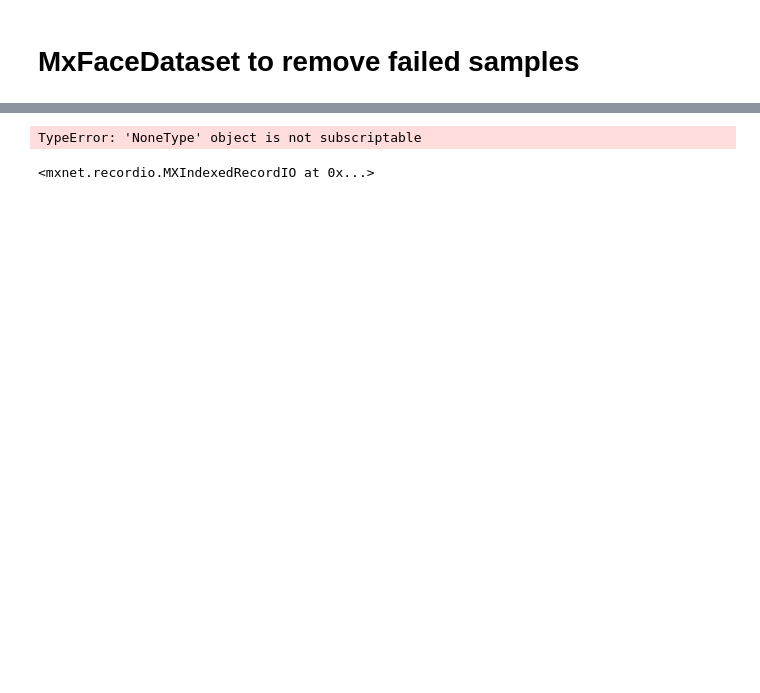
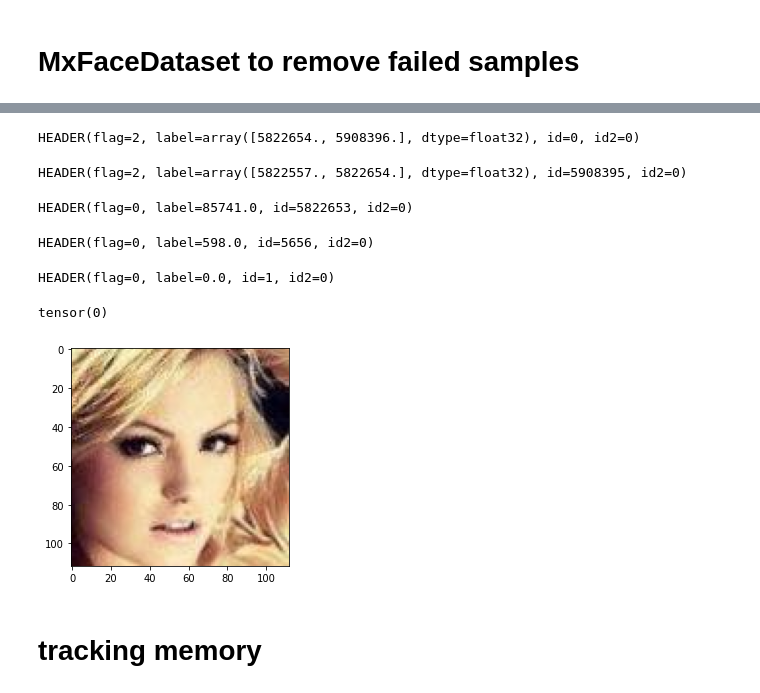
Before and after one commit to thucth-qt/insightface, a Jupyter notebook: recognition/arcface_torch/experiments.ipynb, the cells around one changed output, grey strips where cells are left out. Saved outputs shown, nothing was run; the diff lists cells and outputs as text; code cells hidden in the pictures; blank space fills up the shorter version.

```diff
--- a/recognition/arcface_torch/experiments.ipynb
+++ b/recognition/arcface_torch/experiments.ipynb
@@ -646,3 +814,65 @@ print(s)
+# %%
+import numbers
+import matplotlib.pyplot as plt
+s = imgrec.read_idx(0)
+header, img = mx.recordio.unpack(s)
+label = header.label
+print(header)
+# %% [output]
+HEADER(flag=2, label=array([5822654., 5908396.], dtype=float32), id=0, id2=0)
+# %%
+import numbers
+import matplotlib.pyplot as plt
+s = imgrec.read_idx(5908395)
+header, img = mx.recordio.unpack(s)
+label = header.label
+print(header)
+# %% [output]
+HEADER(flag=2, label=array([5822557., 5822654.], dtype=float32), id=5908395, id2=0)
+# %%
+import numbers
+import matplotlib.pyplot as plt
+s = imgrec.read_idx(5822653)
+header, img = mx.recordio.unpack(s)
+label = header.label
+print(header)
+# %% [output]
+HEADER(flag=0, label=85741.0, id=5822653, id2=0)
+# %%
+import numbers
+import matplotlib.pyplot as plt
+s = imgrec.read_idx(5656)
+header, img = mx.recordio.unpack(s)
+label = header.label
+print(header)
+# %% [output]
+HEADER(flag=0, label=598.0, id=5656, id2=0)
+# %%
+import numbers
+import matplotlib.pyplot as plt
+s = imgrec.read_idx(1)
+header, img = mx.recordio.unpack(s)
+label = header.label
+print(header)
+# %% [output]
+HEADER(flag=0, label=0.0, id=1, id2=0)
+# %%
+import numbers
+import matplotlib.pyplot as plt
+s = imgrec.read_idx(1)
+header, img = mx.recordio.unpack(s)
+label = header.label
+if not isinstance(label, numbers.Number):
+    label = label[0]
+label = torch.tensor(label, dtype=torch.long)
+sample = mx.image.imdecode(img).asnumpy()
+
+print(label)
+plt.imshow(sample)
+plt.show()
+# %% [output]
+tensor(0)
+[figure, added]
 # %%
 # #extract infomation from old rec
 # s = imgrec.read_idx(0)
@@ -727,16 +957,5 @@ for idx in tqdm(imgidx[:10]):
         raise e
 
 imgrec.close()
-# %%
-#extract infomation from old rec
-s = imgrec.read_idx(100)
-header, _ = mx.recordio.unpack(s)
-print(header)
-imgrec.close()
-imgrec_new.close()
-# %% [output]
-TypeError: 'NoneType' object is not subscriptable
-# %%
-imgrec
-# %% [output]
-<mxnet.recordio.MXIndexedRecordIO at 0x...>
+# %% [markdown]
+# tracking memory
```
Also changed, not shown: parts of 13 cells of this notebook, 19 other files.
